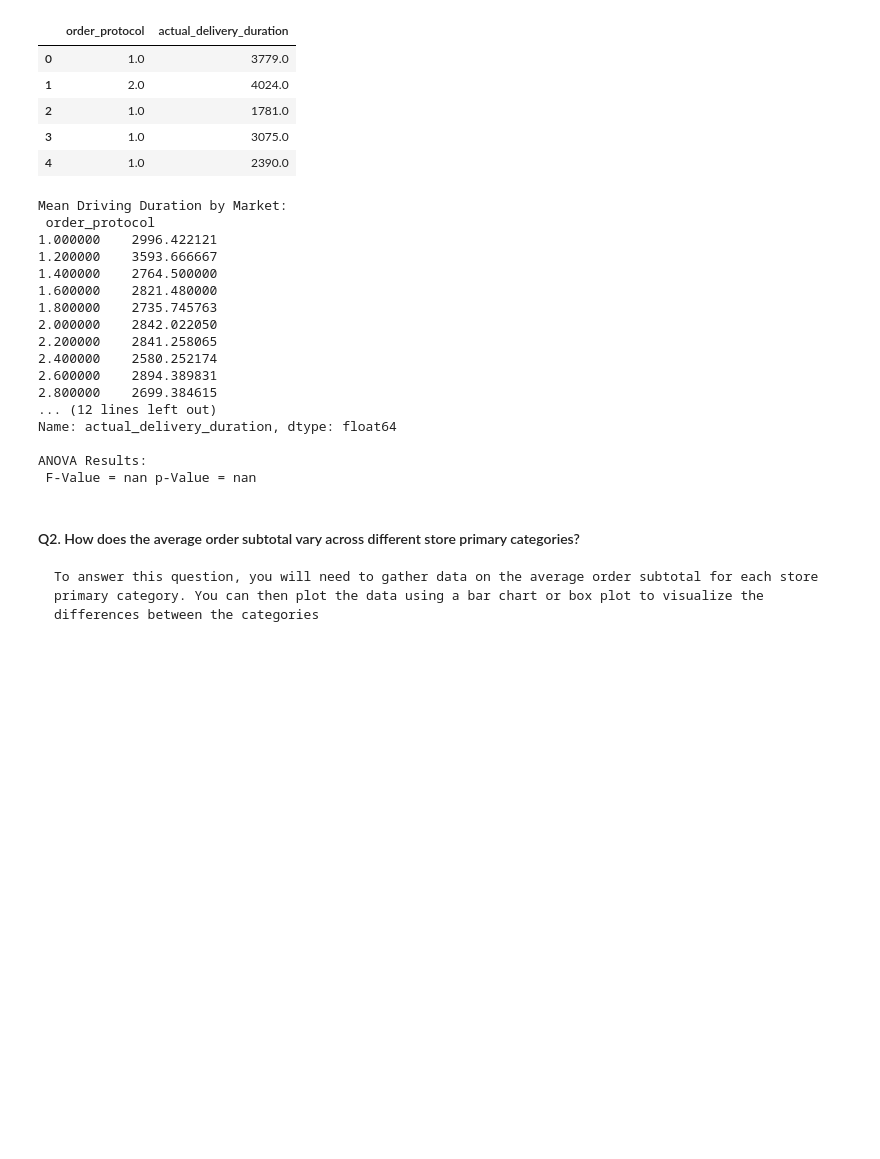
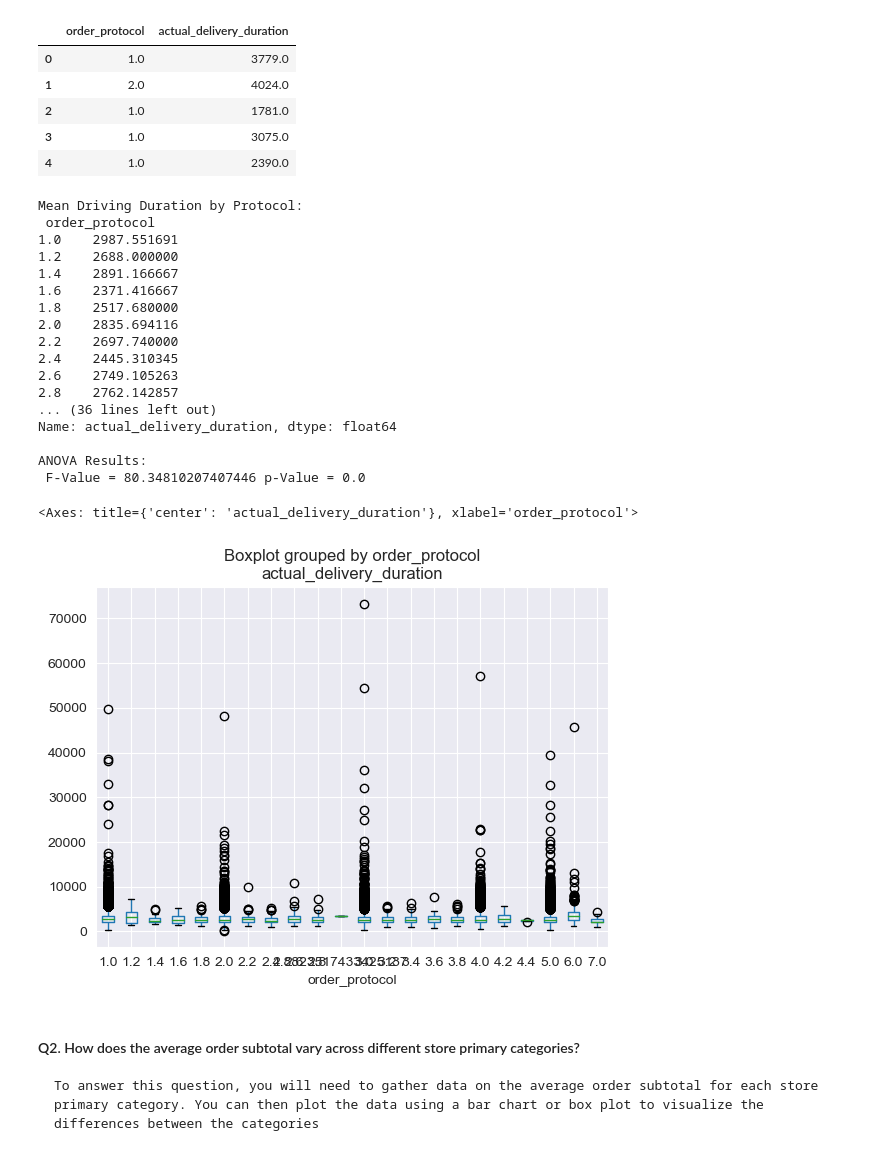
Before and after one commit to Senayitalazarb/DeliveryPredictionModel, a Jupyter notebook: Door_dash.ipynb, the cells around one changed output. Drawn from its saved outputs; the diff is of its cells as text; code cells hidden in the pictures; blank space fills up the shorter version.

```diff
--- a/Door_dash.ipynb
+++ b/Door_dash.ipynb
@@ -878,37 +878,44 @@ Q1.head()
 | 4 | 1.0 | 2390.0 |
 # %%
 import scipy.stats as stats
+dff = df2.dropna()
+# Group data by market
+grouped_data = dff.groupby('order_protocol')
 
-# Group data by market
-grouped_data = df2.groupby('order_protocol')
-
-# Compute mean driving duration for each market
+# Compute mean and standard deviation of driving duration for each market
 mean_delivery_duration = grouped_data['actual_delivery_duration'].mean()
+std_delivery_duration = grouped_data['actual_delivery_duration'].std()
 
 # Compute ANOVA F-test
 f_value, p_value = stats.f_oneway(*[grouped_data.get_group(order_protocol)['actual_delivery_duration'] for order_protocol in grouped_data.groups])
 
 # Print results
-print("Mean Driving Duration by Market:\n", mean_delivery_duration , "\n")
+print("Mean Driving Duration by Protocol:\n", mean_delivery_duration , "\n")
+print("Standard Deviation of Driving Duration by Protocol:\n", std_delivery_duration, "\n")
 print("ANOVA Results:\n", "F-Value =", f_value, "p-Value =", p_value)
+
+# Generate boxplot to compare delivery duration distributions by protocol
+df2.boxplot('actual_delivery_duration', by='order_protocol')
 # %% [output]
-Mean Driving Duration by Market:
+Mean Driving Duration by Protocol:
  order_protocol
-1.000000    2996.422121
-1.200000    3593.666667
-1.400000    2764.500000
-1.600000    2821.480000
-1.800000    2735.745763
-2.000000    2842.022050
-2.200000    2841.258065
-2.400000    2580.252174
-2.600000    2894.389831
-2.800000    2699.384615
-... (12 lines left out)
+1.0    2987.551691
+1.2    2688.000000
+1.4    2891.166667
+1.6    2371.416667
+1.8    2517.680000
+2.0    2835.694116
+2.2    2697.740000
+2.4    2445.310345
+2.6    2749.105263
+2.8    2762.142857
+... (36 lines left out)
 Name: actual_delivery_duration, dtype: float64
 
 ANOVA Results:
- F-Value = nan p-Value = nan
+ F-Value = 80.34810207407446 p-Value = 0.0
+<Axes: title={'center': 'actual_delivery_duration'}, xlabel='order_protocol'>
+[figure, added]
 # %% [markdown]
 #### Q2. How does the average order subtotal vary across different store primary categories?
     To answer this question, you will need to gather data on the average order subtotal for each store primary category. You can then plot the data using a bar chart or box plot to visualize the differences between the categories
```
Also changed, not shown: parts of 2 cells of this notebook.
